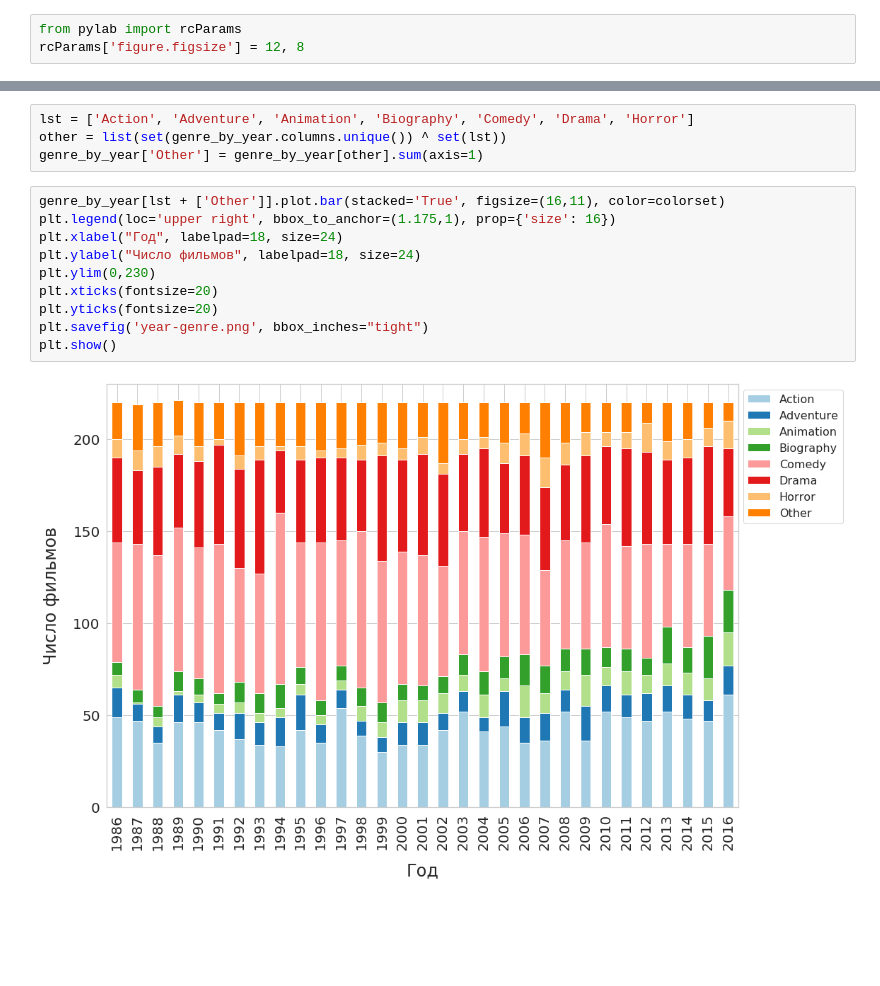
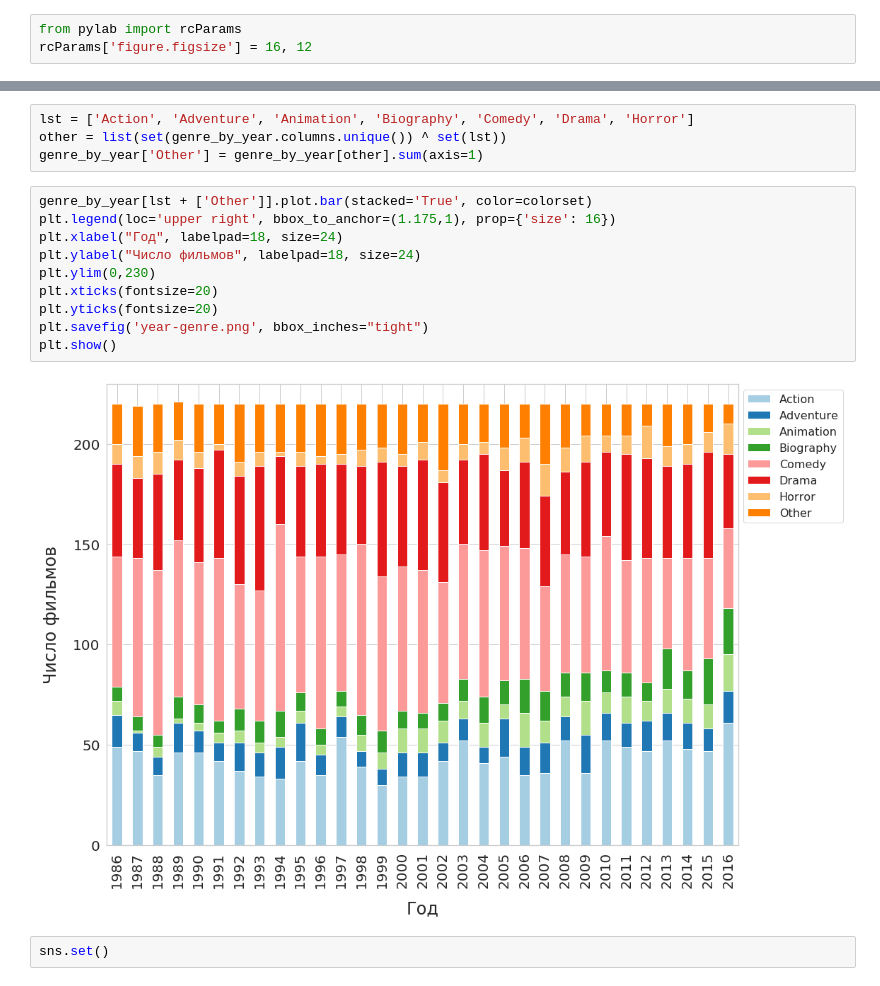
Before and after one commit to alexey-pismenny/EDA, a Jupyter notebook: vizualization.ipynb, the cells around one changed output, grey strips where cells are left out. Cells and saved outputs as stored; diff of their text form; blank space fills up the shorter version.

```diff
--- a/vizualization.ipynb
+++ b/vizualization.ipynb
@@ -136,6 +150,6 @@ plt.savefig('budget-stat.png')
 # %%
 from pylab import rcParams
-rcParams['figure.figsize'] = 12, 8
+rcParams['figure.figsize'] = 16, 12
 # %%
 known_budget_films = data[data.budget!=0]
 # %%
@@ -274,14 +280,16 @@ lst = ['Action', 'Adventure', 'Animation', 'Biography', 'Comedy', 'Drama', 'Horr
 other = list(set(genre_by_year.columns.unique()) ^ set(lst))
 genre_by_year['Other'] = genre_by_year[other].sum(axis=1)
 # %%
-genre_by_year[lst + ['Other']].plot.bar(stacked='True', figsize=(16,11), color=colorset)
+genre_by_year[lst + ['Other']].plot.bar(stacked='True', color=colorset)
 plt.legend(loc='upper right', bbox_to_anchor=(1.175,1), prop={'size': 16})
 plt.xlabel("Год", labelpad=18, size=24)
 plt.ylabel("Число фильмов", labelpad=18, size=24)
 plt.ylim(0,230)
 plt.xticks(fontsize=20)
 plt.yticks(fontsize=20)
 plt.savefig('year-genre.png', bbox_inches="tight")
 plt.show()
 # %% [output]
-[figure, old version]
+[figure, new version]
+# %%
+sns.set()
```
Also changed, not shown: parts of 39 cells of this notebook, 1 other file.
